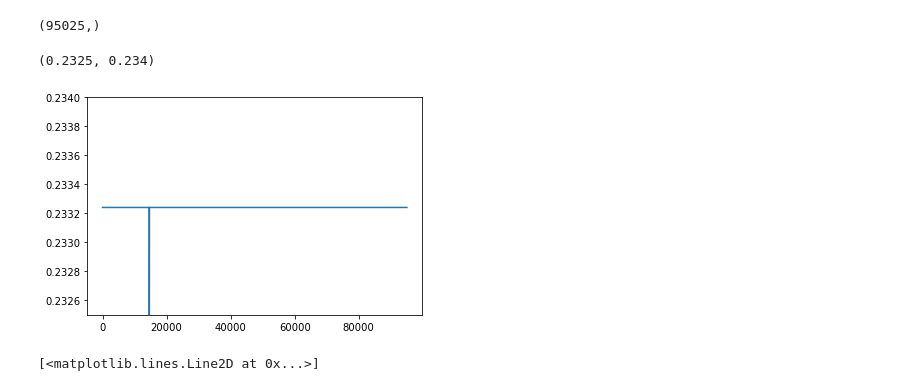
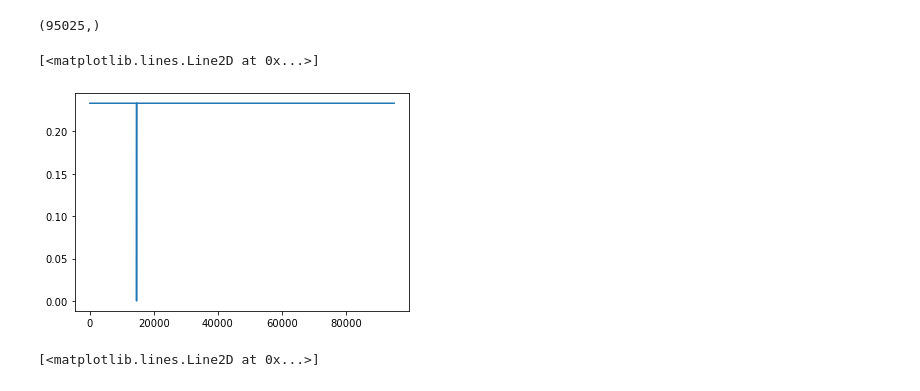
Before and after one commit to ghjgghj/whateveriwant, a Jupyter notebook: wmt_test_v1.ipynb, the cells around one changed output. Drawn from its saved outputs; the diff is of its cells as text; code cells hidden in the pictures.

```diff
--- a/wmt_test_v1.ipynb
+++ b/wmt_test_v1.ipynb
@@ -477,10 +482,9 @@ np.where(actions[:,0] ==0.23324049)[0].shape
 (95025,)
 # %%
 plt.plot(actions[:,0])
-plt.ylim([0.2325, 0.234])
 # %% [output]
-(0.2325, 0.234)
+[<matplotlib.lines.Line2D at 0x...>]
-[figure, old version]
+[figure, new version]
 # %%
 plt.plot(actions[:,1])
 # %% [output]
```
Also changed, not shown: parts of 23 cells of this notebook.
